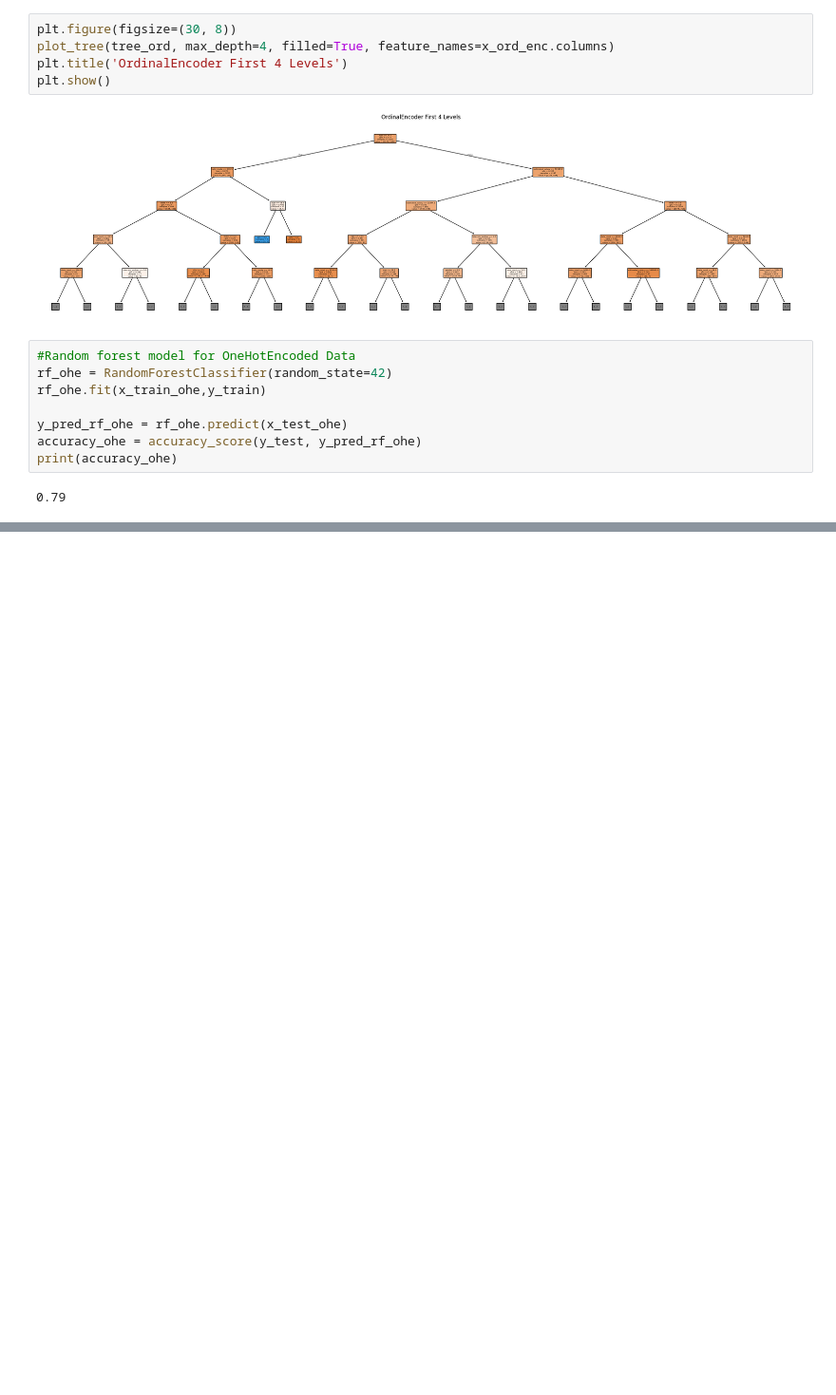
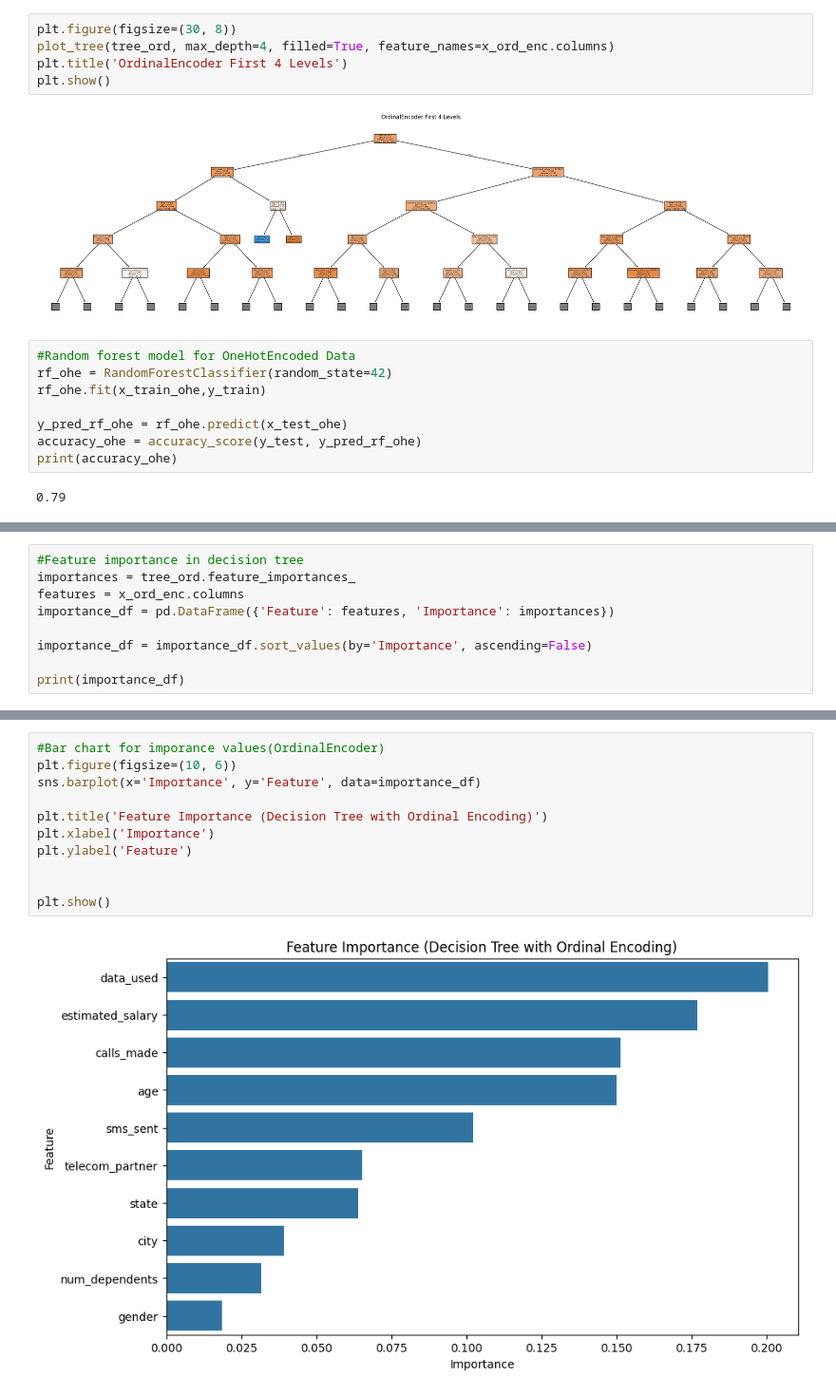
Before and after one commit to iKeiNagai/Data-Science, a Jupyter notebook: churn_prediction.ipynb, the cells around one changed output, grey strips where cells are left out. Shown: that part at 95% size. Saved outputs shown, nothing was run; the diff lists cells and outputs as text; blank space fills up the shorter version.

Commit message:
Feature importance in decision tree with bar chart

```diff
--- a/churn_prediction.ipynb
+++ b/churn_prediction.ipynb
@@ -223,0 +224,9 @@ print(accuracy_ord)
+# %%
+#Feature importance in decision tree
+importances = tree_ord.feature_importances_
+features = x_ord_enc.columns
+importance_df = pd.DataFrame({'Feature': features, 'Importance': importances})
+
+importance_df = importance_df.sort_values(by='Importance', ascending=False)
+
+print(importance_df)
@@ -223,0 +245,13 @@ print(accuracy_ord)
+# %%
+#Bar chart for imporance values(OrdinalEncoder)
+plt.figure(figsize=(10, 6))
+sns.barplot(x='Importance', y='Feature', data=importance_df)
+
+plt.title('Feature Importance (Decision Tree with Ordinal Encoding)')
+plt.xlabel('Importance')
+plt.ylabel('Feature')
+
+
+plt.show()
+# %% [output]
+[figure, added]
```
Also changed, not shown: parts of 2 cells of this notebook.
